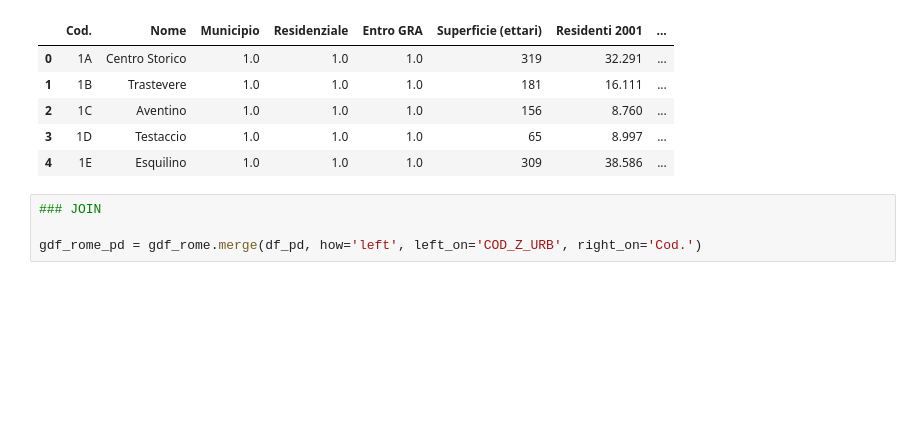
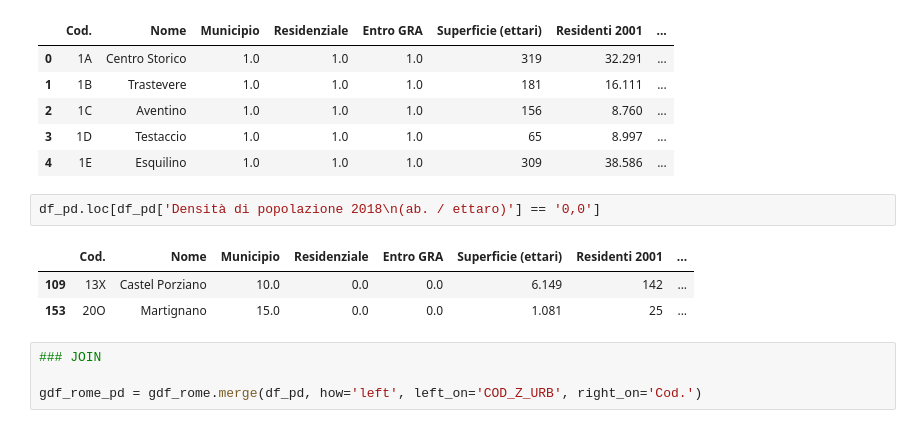
Before and after one commit to matteoboh/urbem, a Jupyter notebook: notebooks/0.2-get_covariates.ipynb, the cells around one changed output. Drawn from its saved outputs; the diff is of its cells as text; blank space fills up the shorter version.

```diff
--- a/notebooks/0.2-get_covariates.ipynb
+++ b/notebooks/0.2-get_covariates.ipynb
@@ -517,6 +517,12 @@ df_pd.head()
 | 2 | 1C | Aventino | 1.0 | 1.0 | 1.0 | 156 | 8.760 | ... |
 | 3 | 1D | Testaccio | 1.0 | 1.0 | 1.0 | 65 | 8.997 | ... |
 | 4 | 1E | Esquilino | 1.0 | 1.0 | 1.0 | 309 | 38.586 | ... |
+# %%
+df_pd.loc[df_pd['Densità di popolazione 2018\n(ab. / ettaro)'] == '0,0']
+# %% [output]
+|  | Cod. | Nome | Municipio | Residenziale | Entro GRA | Superficie (ettari) | Residenti 2001 | ... |
+| 109 | 13X | Castel Porziano | 10.0 | 0.0 | 0.0 | 6.149 | 142 | ... |
+| 153 | 20O | Martignano | 15.0 | 0.0 | 0.0 | 1.081 | 25 | ... |
 # %%
 ### JOIN
 
```
Also changed, not shown: parts of 4 cells of this notebook.
